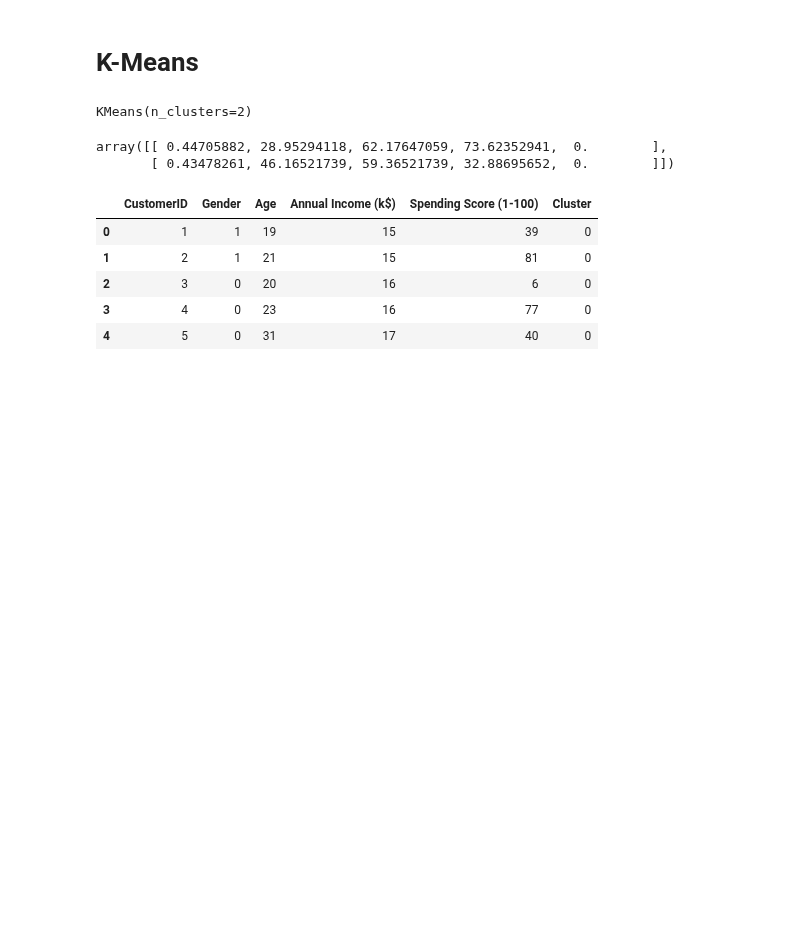
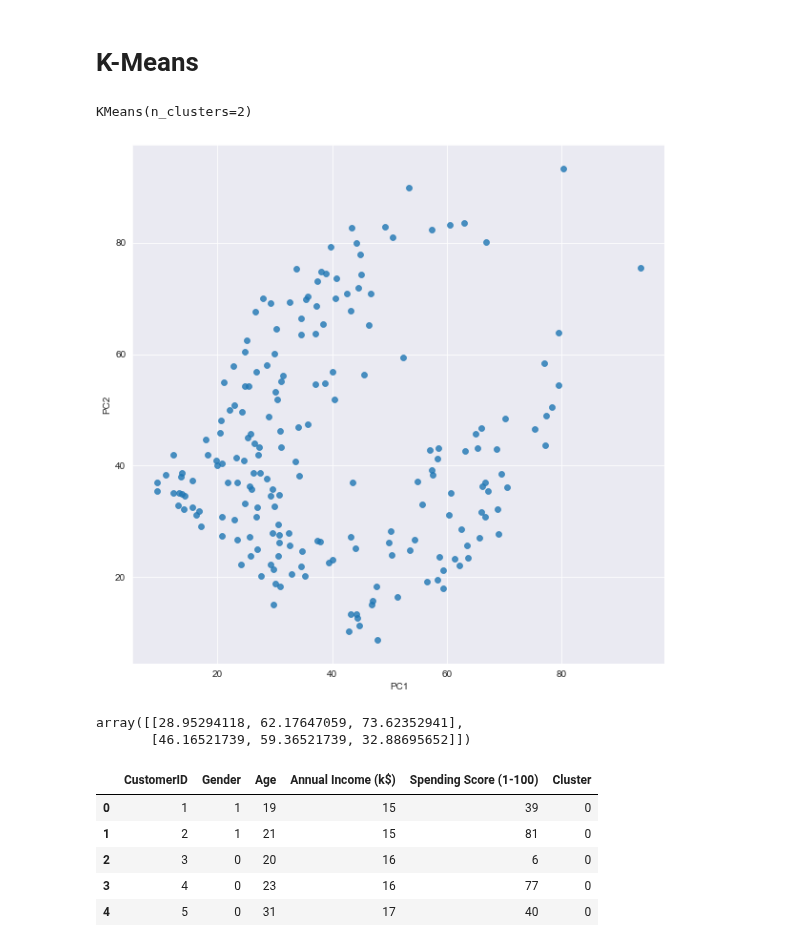
Before and after one commit to abphilip-vit/College7, a Jupyter notebook: T4/T4.ipynb, the cells around one changed output. Saved outputs shown, nothing was run; the diff lists cells and outputs as text; code cells hidden in the pictures; blank space fills up the shorter version.

```diff
--- a/T4/T4.ipynb
+++ b/T4/T4.ipynb
@@ -180,14 +199,24 @@ allen.head()
 # K-Means
 # %%
 model1 = KMeans(n_clusters = 2)
-model1.fit(allen.drop(["CustomerID"],axis=1))
+model1.fit(allen.drop(['CustomerID', 'Gender'], axis=1))
 # %% [output]
 KMeans(n_clusters=2)
+# %%
+allen1 = model1.transform(allen.drop(['CustomerID', 'Gender'], axis=1))
+# %%
+fig, axs = plt.subplots(figsize=[10,10])
+sns.scatterplot(x=allen1[:,0], y=allen1[:,1], edgecolor=None, alpha=0.8, ax=axs)
+plt.xlabel('PC1')
+plt.ylabel('PC2')
+plt.show()
+# %% [output]
+[figure, added]
 # %%
 model1.cluster_centers_
 # %% [output]
-array([[ 0.44705882, 28.95294118, 62.17647059, 73.62352941,  0.        ],
-       [ 0.43478261, 46.16521739, 59.36521739, 32.88695652,  0.        ]])
+array([[28.95294118, 62.17647059, 73.62352941],
+       [46.16521739, 59.36521739, 32.88695652]])
 # %%
 allen1 = allen
 allen1['Cluster'] = allen['Gender'].apply(converter)
```
Also changed, not shown: parts of 9 cells of this notebook.
